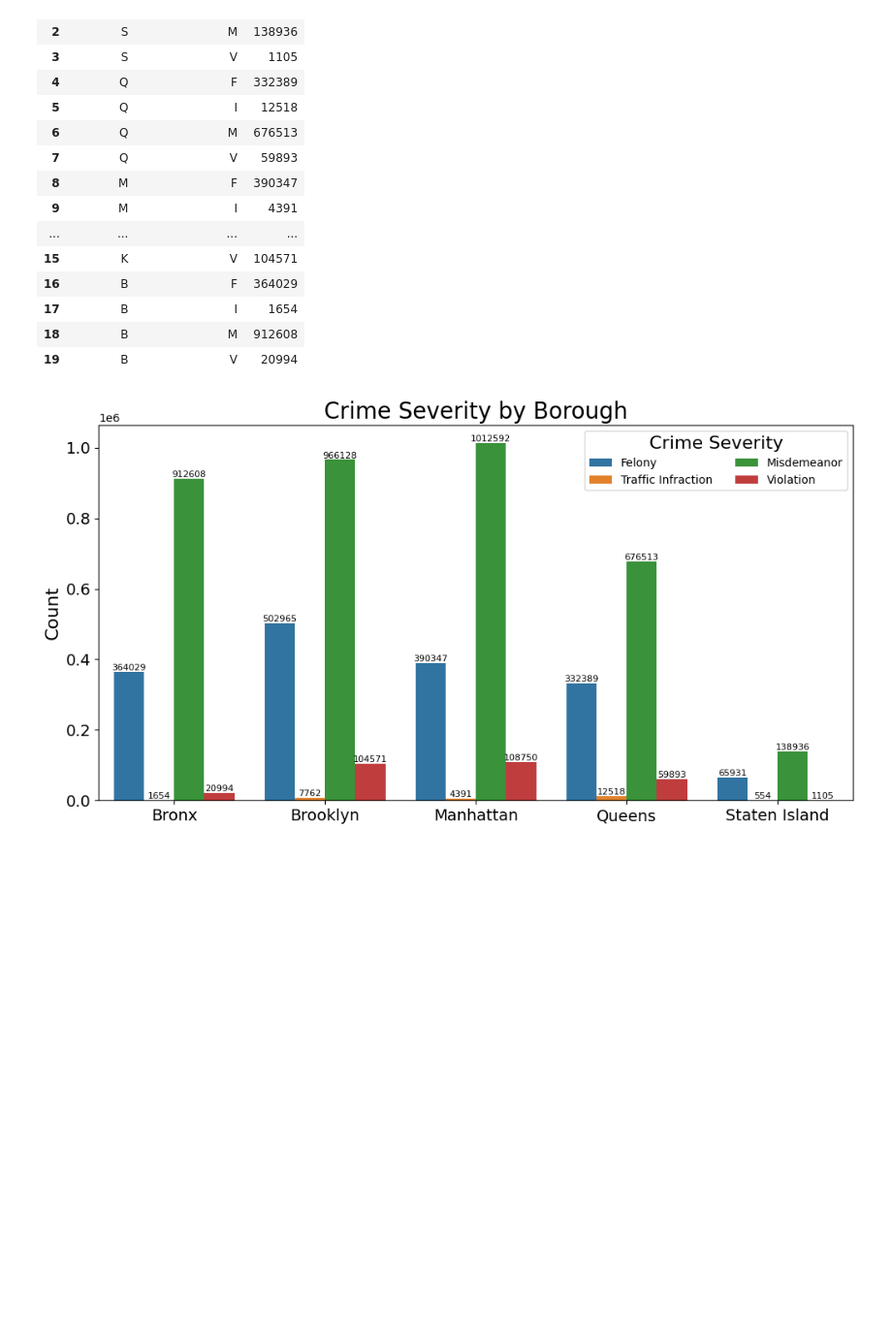
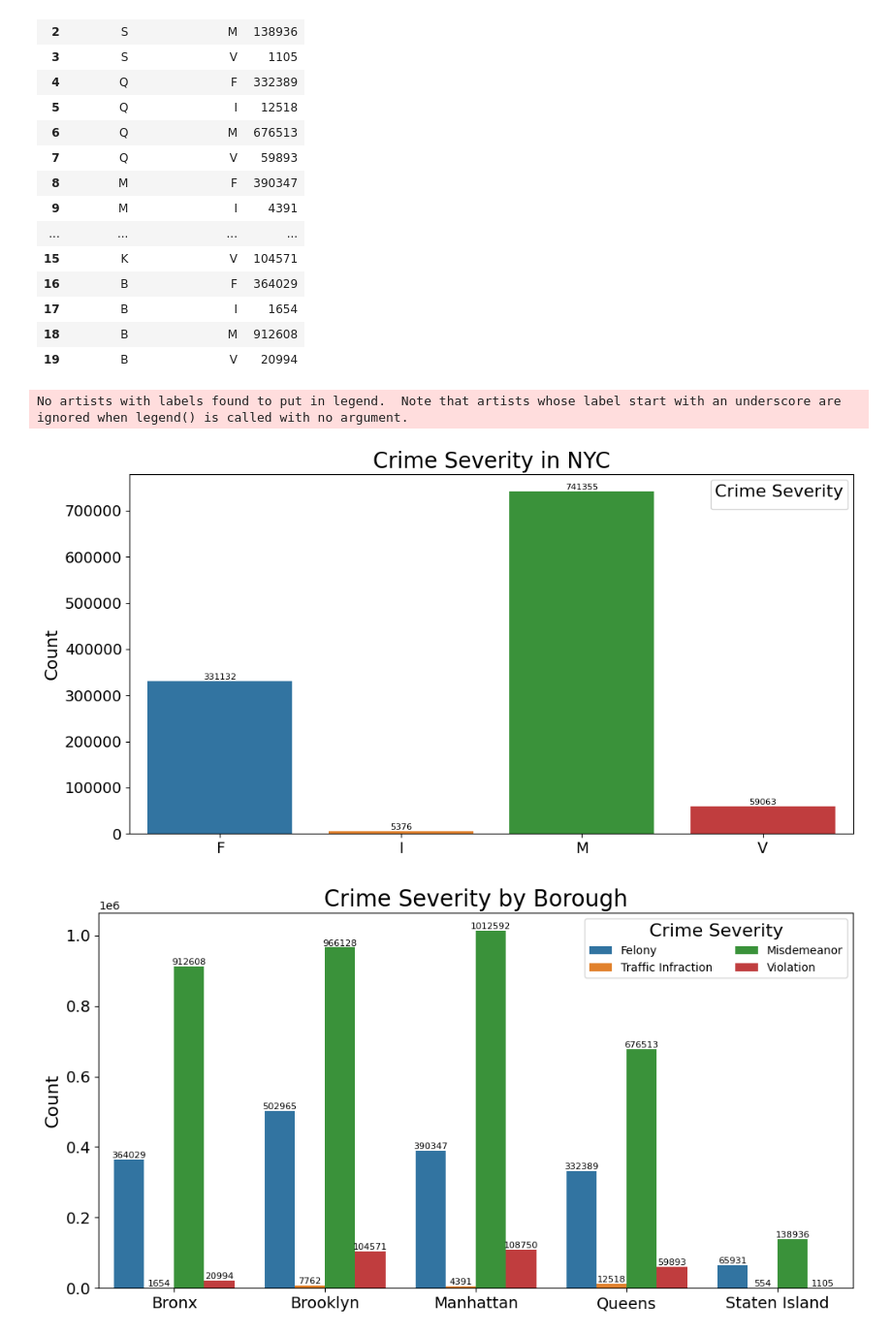
Before and after one commit to JoshuaGottlieb/NY-Crime-Data-SQL, a Jupyter notebook: src/SQL-Queries-and-Visualizations.ipynb, the cells around one changed output. Shown: that part at 97% size. Saved outputs shown, nothing was run; the diff lists cells and outputs as text; code cells hidden in the pictures; blank space fills up the shorter version.

```diff
--- a/src/SQL-Queries-and-Visualizations.ipynb
+++ b/src/SQL-Queries-and-Visualizations.ipynb
@@ -495,6 +495,22 @@ Processing done. Returning dataframe.
 | 17 | B | I | 1654 |
 | 18 | B | M | 912608 |
 | 19 | B | V | 20994 |
+# %%
+# Plotting and saving crime severity by borough
+func_params = {'x': 'crime_severity', 'y': 'value', 'hue': 'crime_severity', 'palette': 'tab10', 'errorbar': None}
+text_params = {'title': 'Crime Severity in NYC', 'xlabel': '', 'ylabel': 'Count'}
+legend_params = {'title': 'Crime Severity', 'title_fontsize': 16, 'fontsize': 10, 'ncols': 2,
+                 'labels': ['Felony', 'Traffic Infraction', 'Misdemeanor', 'Violation']}
+plot_params = {'agg_type': 'melt', 'fig_width': 12, 'fig_height': 6,
+               'annotate_params': {'labelsize': 8},
+               'save': False, 'save_path': '../visualizations/crime_severity_borough.png'}
+
+plot_data(func = sns.barplot, data = borough_severity_data, groupby_cols = ['crime_severity'],
+          target_cols = ['arrests'], func_params = func_params,
+          text_params = text_params, legend_params = legend_params, **plot_params);
+# %% [output]
+No artists with labels found to put in legend.  Note that artists whose label start with an underscore are ignored when legend() is called with no argument.
+[figure, added]
 # %%
 # Plotting and saving crime severity by borough
 func_params = {'x': 'borough', 'y': 'arrests', 'hue': 'crime_severity', 'palette': 'tab10', 'errorbar': None}
```
Also changed, not shown: parts of 1 cell of this notebook, 1 other file.
